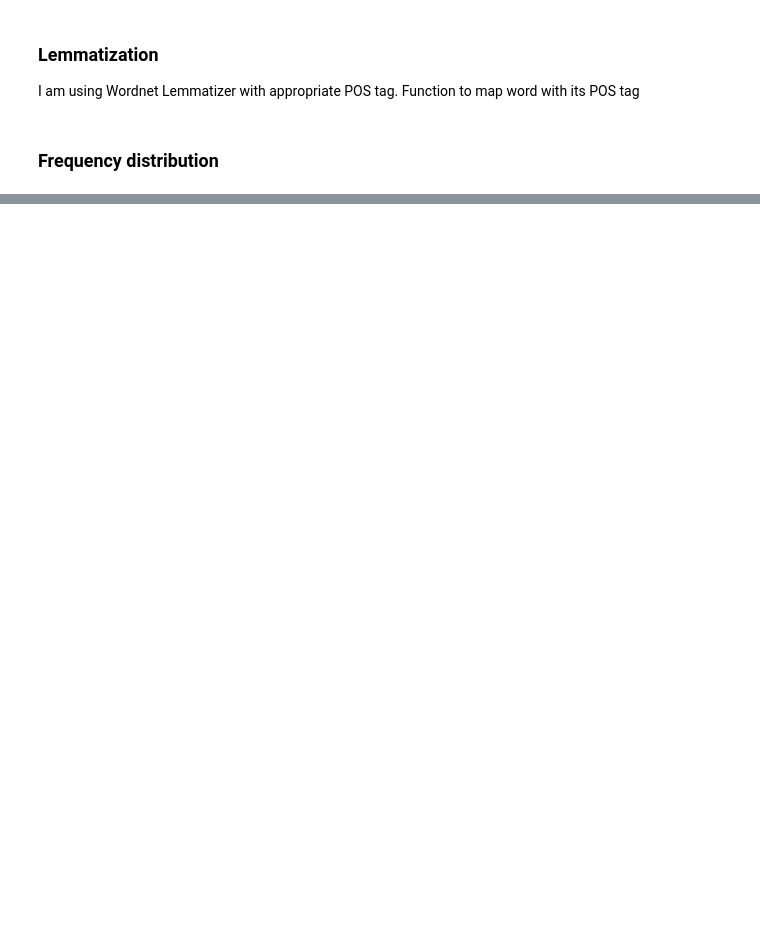
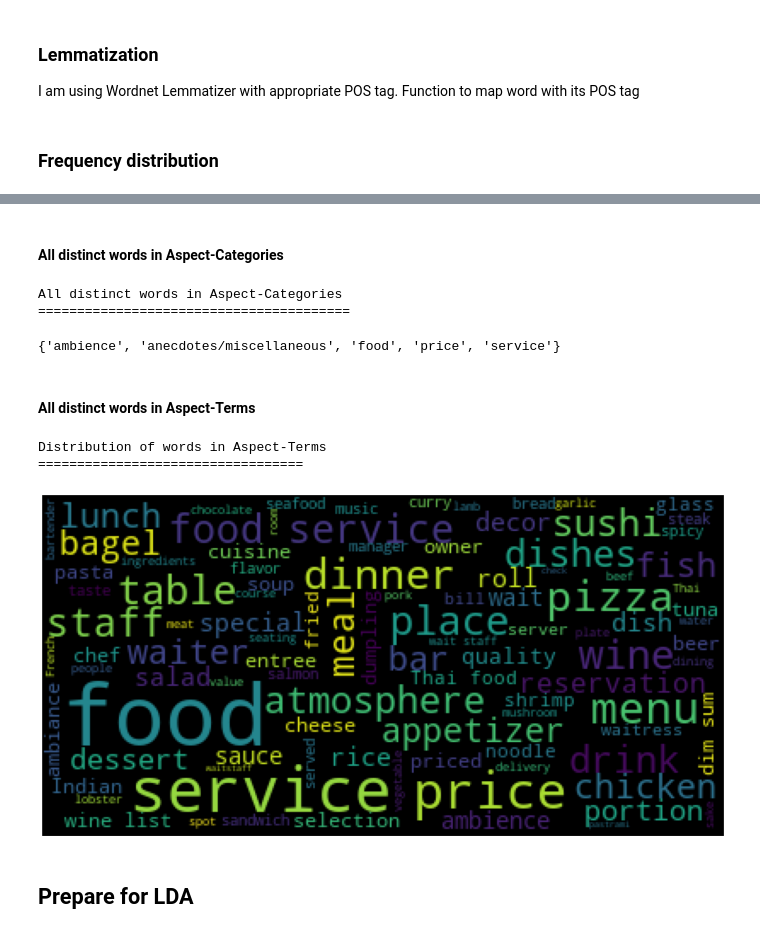
Before and after one commit to rizvi-kth/python-cronicals, a Jupyter notebook: NLP/spacy_cronicals/s1_restaurent_data.ipynb, the cells around one changed output, grey strips where cells are left out. Saved outputs shown, nothing was run; the diff lists cells and outputs as text; code cells hidden in the pictures; blank space fills up the shorter version.

```diff
--- a/NLP/spacy_cronicals/s1_restaurent_data.ipynb
+++ b/NLP/spacy_cronicals/s1_restaurent_data.ipynb
@@ -200,0 +239,36 @@ wc(lemmatized_output,'black','Common Words' )
+# %% [markdown]
+#### All distinct words in Aspect-Categories
+# %%
+import ast
+data_df['AspCat'] = data_df['AspectCategories'].map(lambda x: ast.literal_eval(x))
+data_df['AspCat'] = data_df['AspCat'].map(lambda x: [single_dict['category'] for single_dict in x]) # ' '.join([])
+wlist = set()
+data_df['AspCat'].map(lambda x: wlist.update(x))[0]
+print('All distinct words in Aspect-Categories' + '\n' + '='*40)
+wlist
+# with pd.option_context('display.max_colwidth', -1):
+    # display(data_df['AspCat'][0:50])
+# %% [output]
+All distinct words in Aspect-Categories
+========================================
+{'ambience', 'anecdotes/miscellaneous', 'food', 'price', 'service'}
+# %% [markdown]
+#### All distinct words in Aspect-Terms
+# %%
+data_df['AspTrm'] = data_df['AspectTerms'].map(lambda x: [] if pd.isna(x) else ast.literal_eval(x))
+data_df['AspTrm'] = data_df['AspTrm'].map(lambda x: [single_dict['term'] for single_dict in x]) # ' '.join([])
+wlist = []
+data_df['AspTrm'].map(lambda x: wlist.extend(x))[0]
+# wlist
+# with pd.option_context('display.max_colwidth', -1):
+    # display(data_df['AspCat'][0:50])
+# %%
+print('Distribution of words in Aspect-Terms' + '\n' + '='*34)
+
+wc(wlist,'black','Common Words' )
+# %% [output]
+Distribution of words in Aspect-Terms
+==================================
+[figure, added]
+# %% [markdown]
+## Prepare for LDA
```
Also changed, not shown: parts of 51 cells of this notebook, 14 other files.
